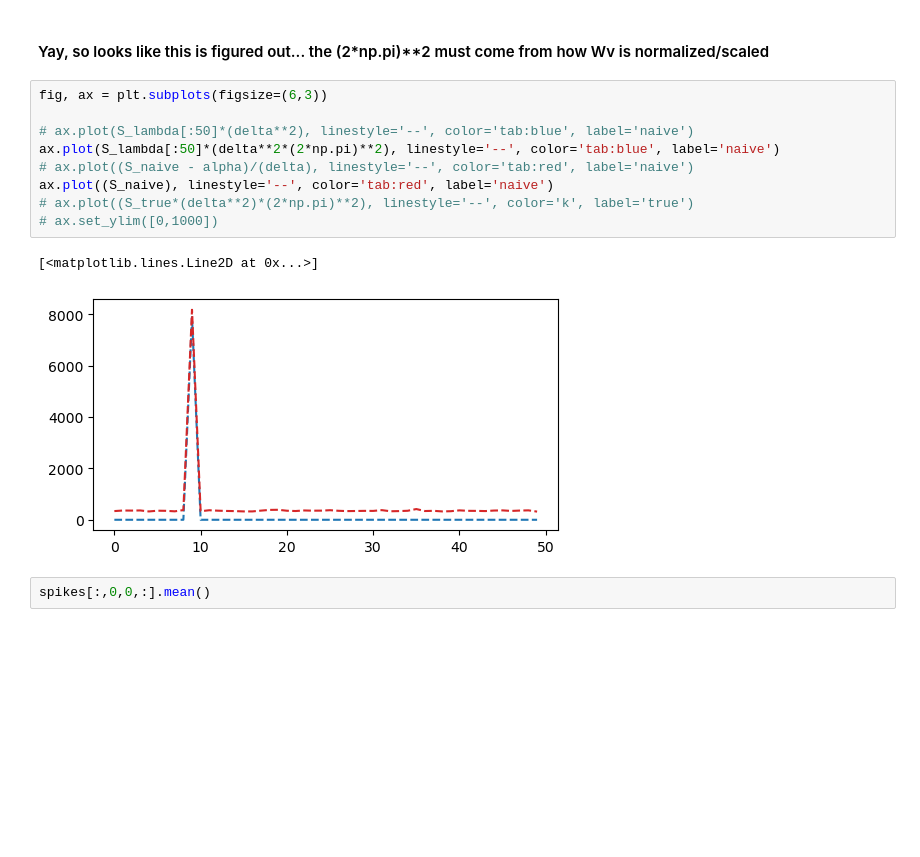
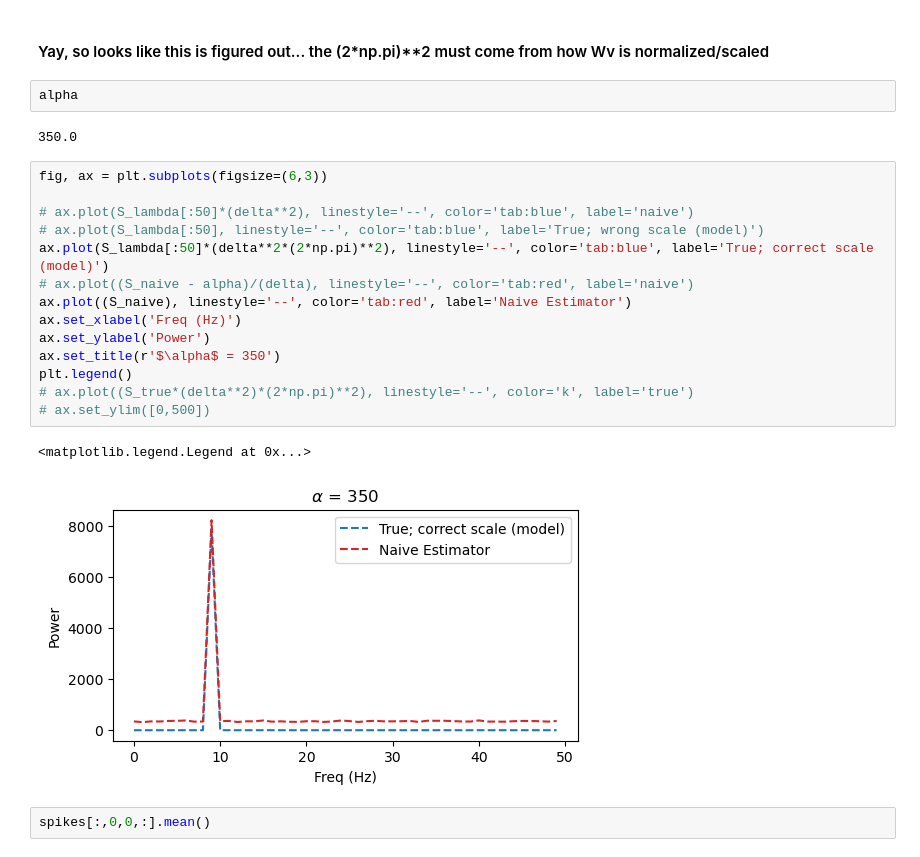
Before and after one commit to Stephen-Lab-BU/sgc, a Jupyter notebook: experiments/sgc-relulink-poisson-delta/naive_scaling.ipynb, the cells around one changed output. Drawn from its saved outputs; the diff is of its cells as text; blank space fills up the shorter version.

```diff
--- a/experiments/sgc-relulink-poisson-delta/naive_scaling.ipynb
+++ b/experiments/sgc-relulink-poisson-delta/naive_scaling.ipynb
@@ -134,17 +134,26 @@ plt.ylim([0, 2*alpha])
 # %% [markdown]
 #### Yay, so looks like this is figured out... the (2*np.pi)**2 must come from how Wv is normalized/scaled
+# %%
+alpha
+# %% [output]
+350.0
 # %%
 fig, ax = plt.subplots(figsize=(6,3))
 
 # ax.plot(S_lambda[:50]*(delta**2), linestyle='--', color='tab:blue', label='naive')
-ax.plot(S_lambda[:50]*(delta**2*(2*np.pi)**2), linestyle='--', color='tab:blue', label='naive')
+# ax.plot(S_lambda[:50], linestyle='--', color='tab:blue', label='True; wrong scale (model)')
+ax.plot(S_lambda[:50]*(delta**2*(2*np.pi)**2), linestyle='--', color='tab:blue', label='True; correct scale (model)')
 # ax.plot((S_naive - alpha)/(delta), linestyle='--', color='tab:red', label='naive')
-ax.plot((S_naive), linestyle='--', color='tab:red', label='naive')
+ax.plot((S_naive), linestyle='--', color='tab:red', label='Naive Estimator')
+ax.set_xlabel('Freq (Hz)')
+ax.set_ylabel('Power')
+ax.set_title(r'$\alpha$ = 350')
+plt.legend()
 # ax.plot((S_true*(delta**2)*(2*np.pi)**2), linestyle='--', color='k', label='true')
-# ax.set_ylim([0,1000])
+# ax.set_ylim([0,500])
 # %% [output]
-[<matplotlib.lines.Line2D at 0x...>]
+<matplotlib.legend.Legend at 0x...>
-[figure, old version]
+[figure, new version]
 # %%
 spikes[:,0,0,:].mean()
 # %% [output]
```
Also changed, not shown: parts of 3 cells of this notebook, 7 other files.
